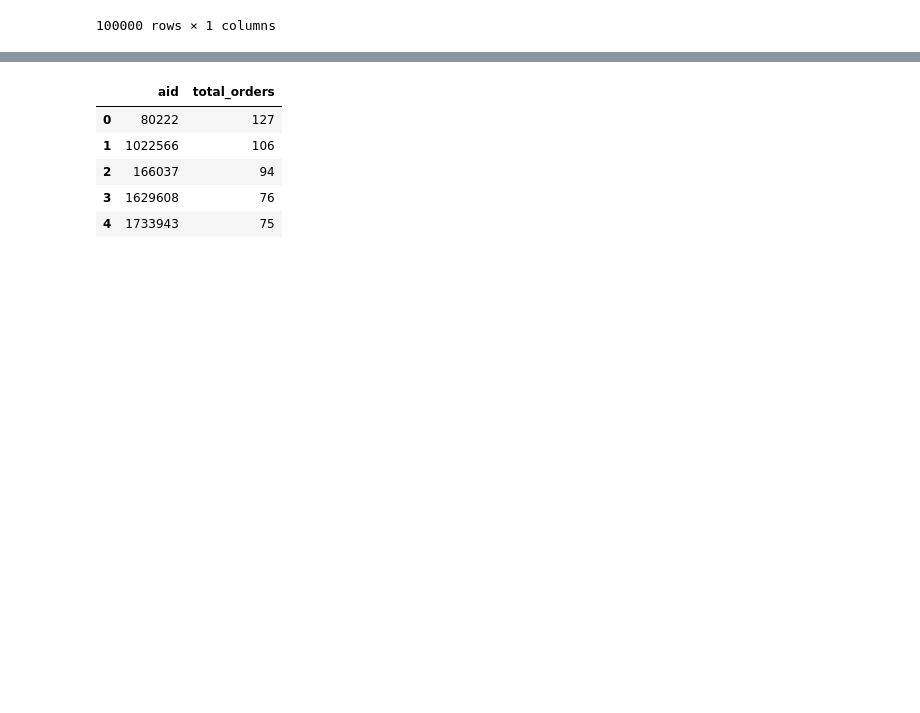
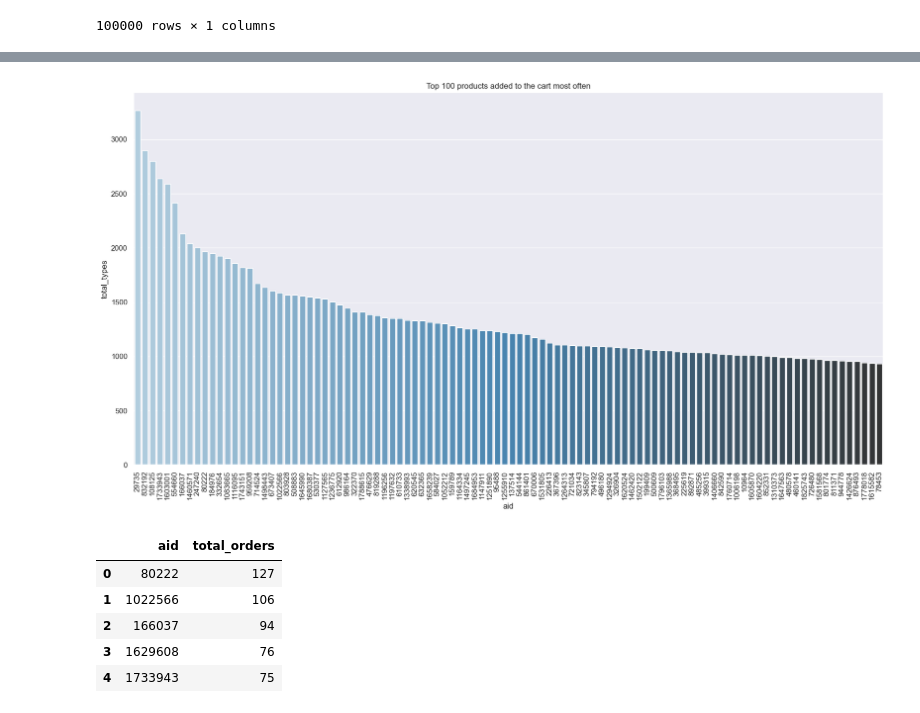
Before and after one commit to axa99/ottp-multi-recs, a Jupyter notebook: ottp-eda_12_05_2022.ipynb, the cells around one changed output, grey strips where cells are left out. Drawn from its saved outputs; the diff is of its cells as text; code cells hidden in the pictures; blank space fills up the shorter version.

```diff
--- a/ottp-eda_12_05_2022.ipynb
+++ b/ottp-eda_12_05_2022.ipynb
@@ -189,3 +190,7 @@ all_dfs_concat.groupby('session_id').agg(count_action=('aid','size'))
 # %%
 # calculate the total number orders per session
 orders_count_aid = all_dfs_concat[all_dfs_concat['type']=='orders'].groupby('aid').agg(total_orders=('aid','size')).sort_values('total_orders', ascending=False)
+# %%
+# calculate the total number orders per session
+all_dfs_concat_actions_count = all_dfs_concat.groupby(['type', 'aid']).agg(total_types=('aid','size')).sort_values('total_types', ascending=False)
+all_dfs_concat_actions_count.reset_index(inplace=True)
@@ -192,3 +206,12 @@ orders_count_aid = all_dfs_concat[all_dfs_concat['type']=='orders'].groupby('aid
+# %%
+all_dfs_concat_actions_count[all_dfs_concat_actions_count['type']=='orders']
+# plot the top 100 products with the most orders
+plt.figure(figsize=(20,10))
+sns.barplot(x='aid', y='total_types', data=all_dfs_concat_actions_count[all_dfs_concat_actions_count['type']=='clicks'][0:100], palette='Blues_d', order=all_dfs_concat_actions_count[all_dfs_concat_actions_count['type']=='clicks']['aid'][0:100])
+plt.title('Top 100 products added to the cart most often')
+plt.xticks(rotation=90);
+# %% [output]
+[figure, added]
 # %%
 orders_count_aid.reset_index(inplace=True)
 orders_count_aid.head()
```
Also changed, not shown: parts of 3 cells of this notebook.
